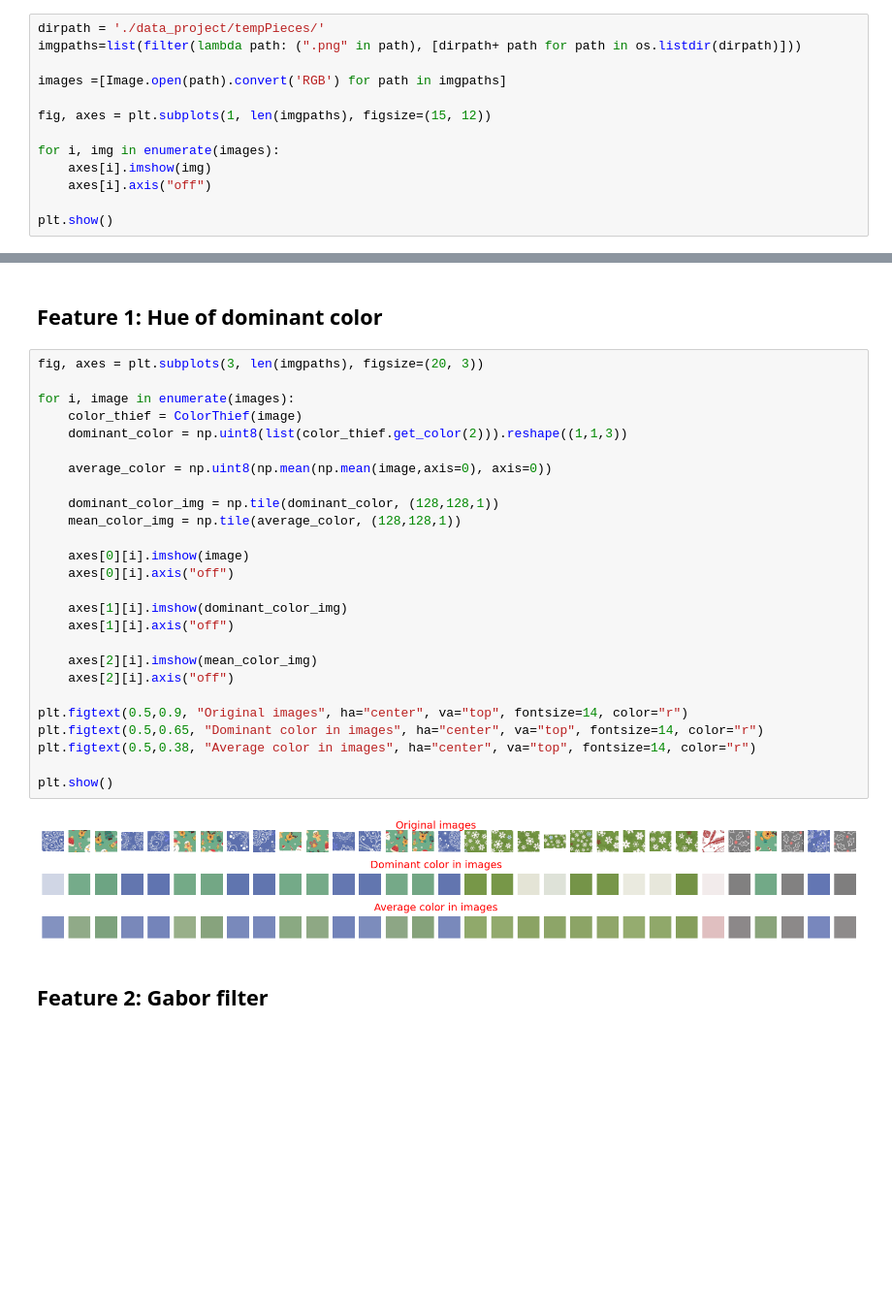
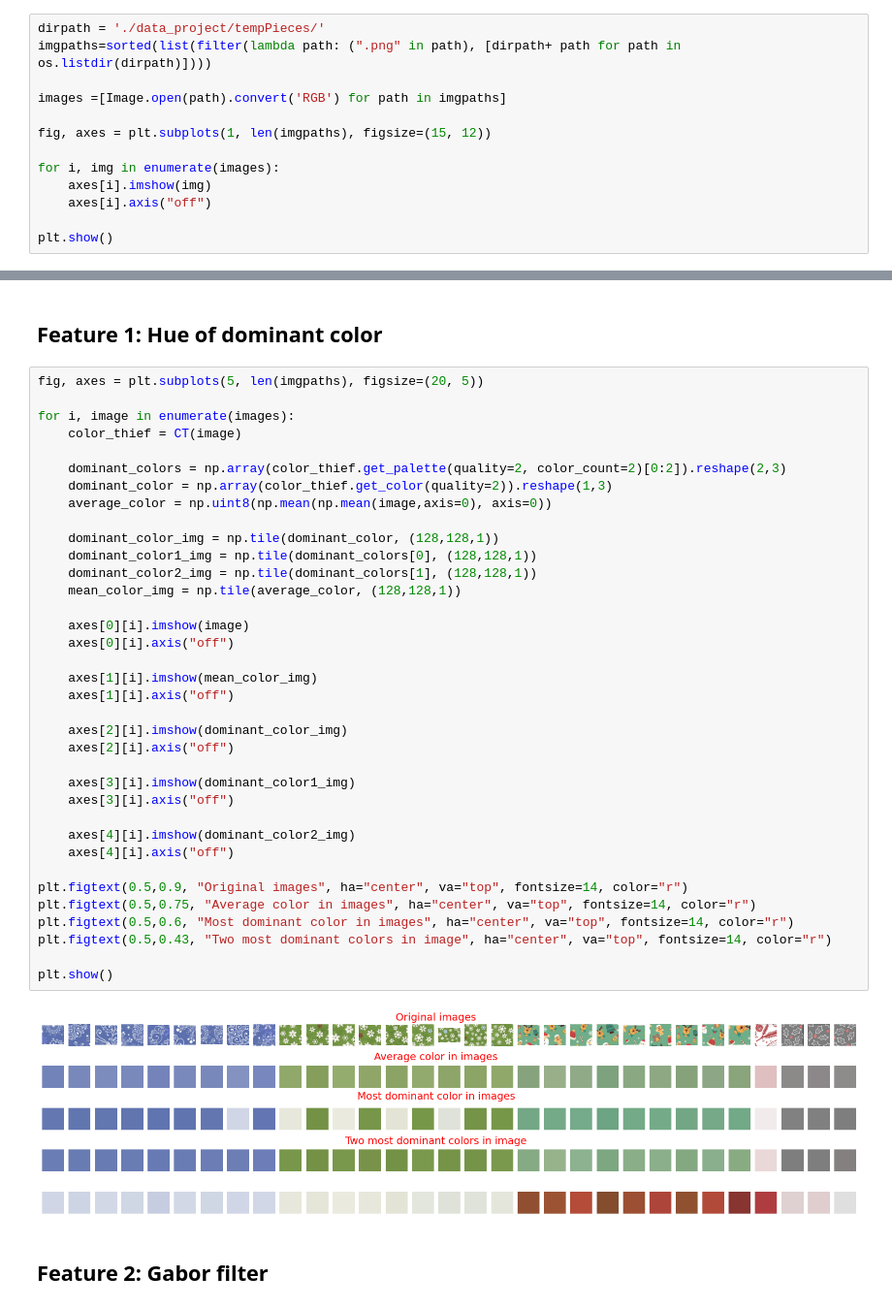
Before and after one commit to sirogosig/EE-451_code, a Jupyter notebook: project/feature_extraction_and_clustering.ipynb, the cells around one changed output, grey strips where cells are left out. Shown at 97% size. Drawn from its saved outputs; the diff is of its cells as text; blank space fills up the shorter version.

```diff
--- a/project/feature_extraction_and_clustering.ipynb
+++ b/project/feature_extraction_and_clustering.ipynb
@@ -10,7 +10,7 @@ import cv2 as cv
 import os
 # %%
 dirpath = './data_project/tempPieces/'
-imgpaths=list(filter(lambda path: (".png" in path), [dirpath+ path for path in os.listdir(dirpath)]))
+imgpaths=sorted(list(filter(lambda path: (".png" in path), [dirpath+ path for path in os.listdir(dirpath)])))
 
 images =[Image.open(path).convert('RGB') for path in imgpaths]
 
@@ -26,33 +26,43 @@ plt.show()
 # %% [markdown]
 ## Feature 1: Hue of dominant color
 # %%
-fig, axes = plt.subplots(3, len(imgpaths), figsize=(20, 3))
+fig, axes = plt.subplots(5, len(imgpaths), figsize=(20, 5))
 
 for i, image in enumerate(images):
-    color_thief = ColorThief(image)
-    dominant_color = np.uint8(list(color_thief.get_color(2))).reshape((1,1,3))
+    color_thief = CT(image)
 
+    dominant_colors = np.array(color_thief.get_palette(quality=2, color_count=2)[0:2]).reshape(2,3)
+    dominant_color = np.array(color_thief.get_color(quality=2)).reshape(1,3)
     average_color = np.uint8(np.mean(np.mean(image,axis=0), axis=0))
 
     dominant_color_img = np.tile(dominant_color, (128,128,1))
+    dominant_color1_img = np.tile(dominant_colors[0], (128,128,1))
+    dominant_color2_img = np.tile(dominant_colors[1], (128,128,1))
     mean_color_img = np.tile(average_color, (128,128,1))
 
     axes[0][i].imshow(image)
     axes[0][i].axis("off")
 
-    axes[1][i].imshow(dominant_color_img)
+    axes[1][i].imshow(mean_color_img)
     axes[1][i].axis("off")
 
-    axes[2][i].imshow(mean_color_img)
+    axes[2][i].imshow(dominant_color_img)
     axes[2][i].axis("off")
 
+    axes[3][i].imshow(dominant_color1_img)
+    axes[3][i].axis("off")
+
+    axes[4][i].imshow(dominant_color2_img)
+    axes[4][i].axis("off")
+
 plt.figtext(0.5,0.9, "Original images", ha="center", va="top", fontsize=14, color="r")
-plt.figtext(0.5,0.65, "Dominant color in images", ha="center", va="top", fontsize=14, color="r")
-plt.figtext(0.5,0.38, "Average color in images", ha="center", va="top", fontsize=14, color="r")
+plt.figtext(0.5,0.75, "Average color in images", ha="center", va="top", fontsize=14, color="r")
+plt.figtext(0.5,0.6, "Most dominant color in images", ha="center", va="top", fontsize=14, color="r")
+plt.figtext(0.5,0.43, "Two most dominant colors in image", ha="center", va="top", fontsize=14, color="r")
 
 plt.show()
 # %% [output]
-[figure, old version]
+[figure, new version]
 # %% [markdown]
 ## Feature 2: Gabor filter
 # %%
```
Also changed, not shown: parts of 5 cells of this notebook, 1 other file.
